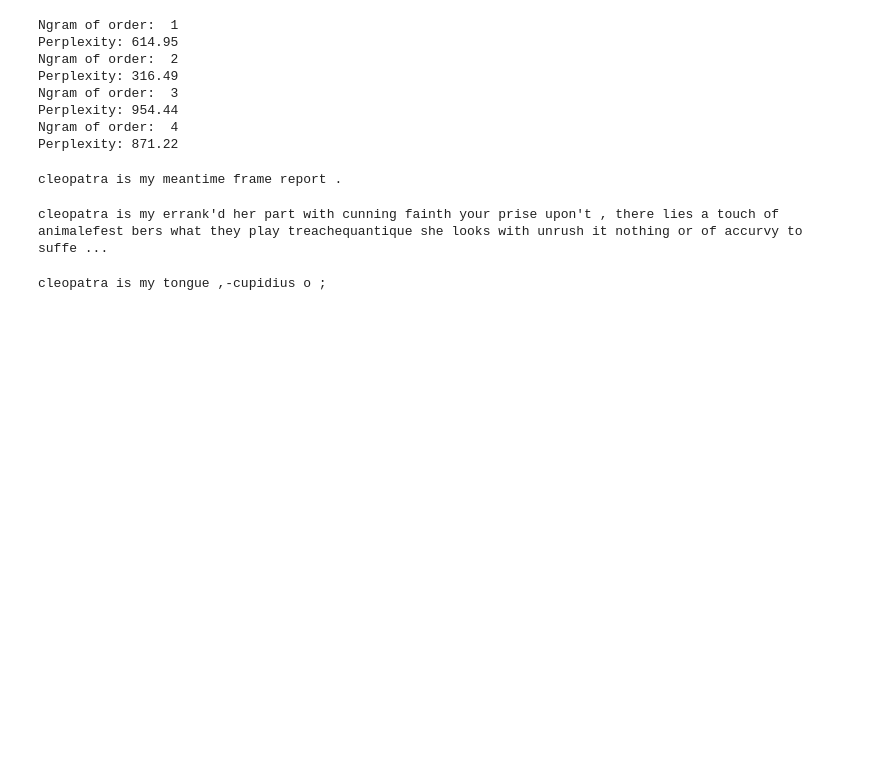
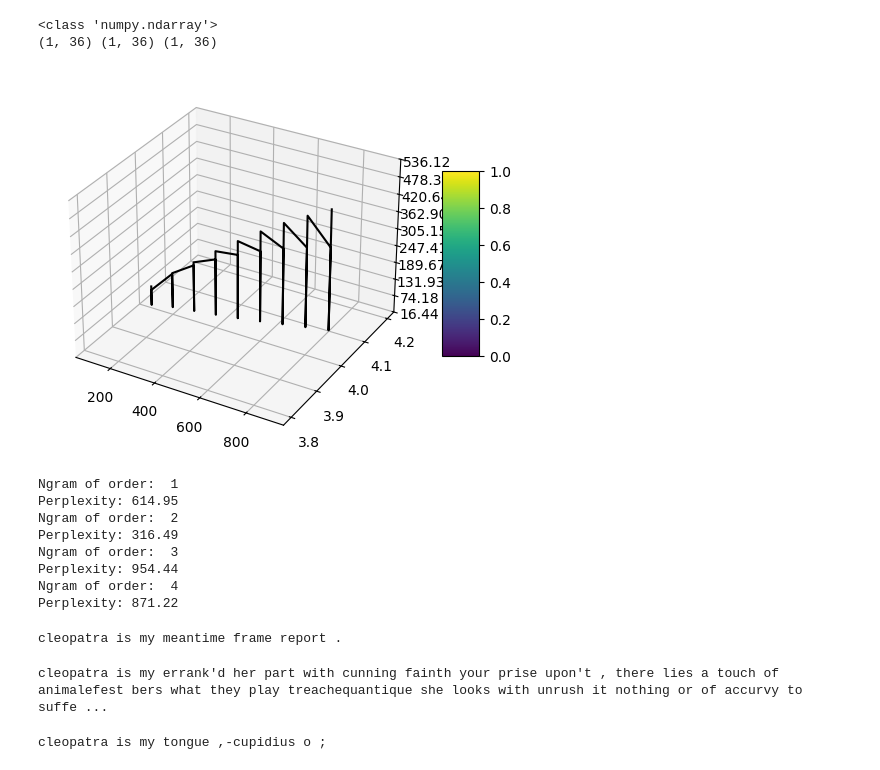
Before and after one commit to Ally511/GPT, a Jupyter notebook: n_gram_milestone.ipynb, the cells around one changed output. Drawn from its saved outputs; the diff is of its cells as text; code cells hidden in the pictures; blank space fills up the shorter version.

```diff
--- a/n_gram_milestone.ipynb
+++ b/n_gram_milestone.ipynb
@@ -30,7 +30,7 @@ dict_train = get_words(text_train)
 dict_valid = get_words(text_valid)
 dict_test = get_words(text_test)
 
-best_k,best_perplexity,best_n_gram,second_best_k,second_best_perplexity,second_best_n_gram,third_best_k,third_best_perplexity,third_best_n_gram = get_best_merges(dict_train,text_train,dict_valid,text_valid,2001,400)
+best_k,best_perplexity,best_n_gram,second_best_k,second_best_perplexity,second_best_n_gram,third_best_k,third_best_perplexity,third_best_n_gram,ks,n_gram_num,perplexities = get_best_merges(dict_train,text_train,dict_valid,text_valid,1000,100)
 result = ["best k:",best_k,"best n gram", best_n_gram,"best k perplexity:",best_perplexity,"2nd best k:",second_best_k,"2nd best n gram", second_best_n_gram,"2nd best k perplexity:",second_best_perplexity,"3rd best k:",third_best_k,"3rd best n gram",third_best_n_gram,"3rd best k perplexity:",third_best_perplexity]
 with open("k_merges_n_gram.txt", "w") as k_merges_n_gram:
   for item in result:
@@ -56,3 +56,78 @@ Perplexity: 769.65
+# %%
+import matplotlib.pyplot as plt
+import numpy as np
+
+from matplotlib import cm
+from matplotlib.ticker import LinearLocator
+
+
+
+fig, ax = plt.subplots(subplot_kw={"projection": "3d"})
+
+X = np.array(ks)
+Y = np.array(n_gram_num)
+Z = np.array(perplexities)
+#Z = np.reshape(Z, (-1, 2))
+
+print(type(X))
+
+X, Y = np.meshgrid(X, Y)  # Make X and Y 2D
+Z = Z.reshape(Y.shape[0], X.shape[1])
+
+print(X.shape, Y.shape, Z.shape)  # Should all be (len(n_gram_num), len(ks))
+
+# Plot the surface.
+#surf = ax.plot_surface(X, Y, Z, cmap=cm.coolwarm,
+                       #linewidth=1, antialiased=True, edgecolor='k')
+wire = ax.plot_wireframe(X, Y, Z, color='black')
+
+# Customize the z axis.
+ax.zaxis.set_major_locator(LinearLocator(10))
+# A StrMethodFormatter is used automatically
+ax.zaxis.set_major_formatter('{x:.02f}')
+
+# Add a color bar which maps values to colors.
+fig.colorbar(wire, shrink=0.5, aspect=5)
+
+plt.show()
+
+
+import matplotlib.pyplot as plt
+import numpy as np
+
+# Fixing random state for reproducibility
+np.random.seed(19680801)
+
+
+def randrange(n, vmin, vmax):
+    """
+    Helper function to make an array of random numbers having shape (n, )
+    with each number distributed Uniform(vmin, vmax).
+    """
+    return (vmax - vmin)*np.random.rand(n) + vmin
+
+fig = plt.figure()
+ax = fig.add_subplot(projection='3d')
+
+n = 100
+
+# For each set of style and range settings, plot n random points in the box
+# defined by x in [23, 32], y in [0, 100], z in [zlow, zhigh].
+for m, zlow, zhigh in [('o', -50, -25), ('^', -30, -5)]:
+    xs = randrange(n, 23, 32)
+    ys = randrange(n, 0, 100)
+    zs = randrange(n, zlow, zhigh)
+    ax.scatter(xs, ys, zs, marker=m)
+
+ax.set_xlabel('X Label')
+ax.set_ylabel('Y Label')
+ax.set_zlabel('Z Label')
+
+plt.show()
+# %% [output]
+<class 'numpy.ndarray'>
+(1, 36) (1, 36) (1, 36)
+[figure, added]
 # %%
 
 with open("k_merges_n_gram.txt", "r") as f:
```
Also changed, not shown: parts of 1 cell of this notebook, 4 other files.
